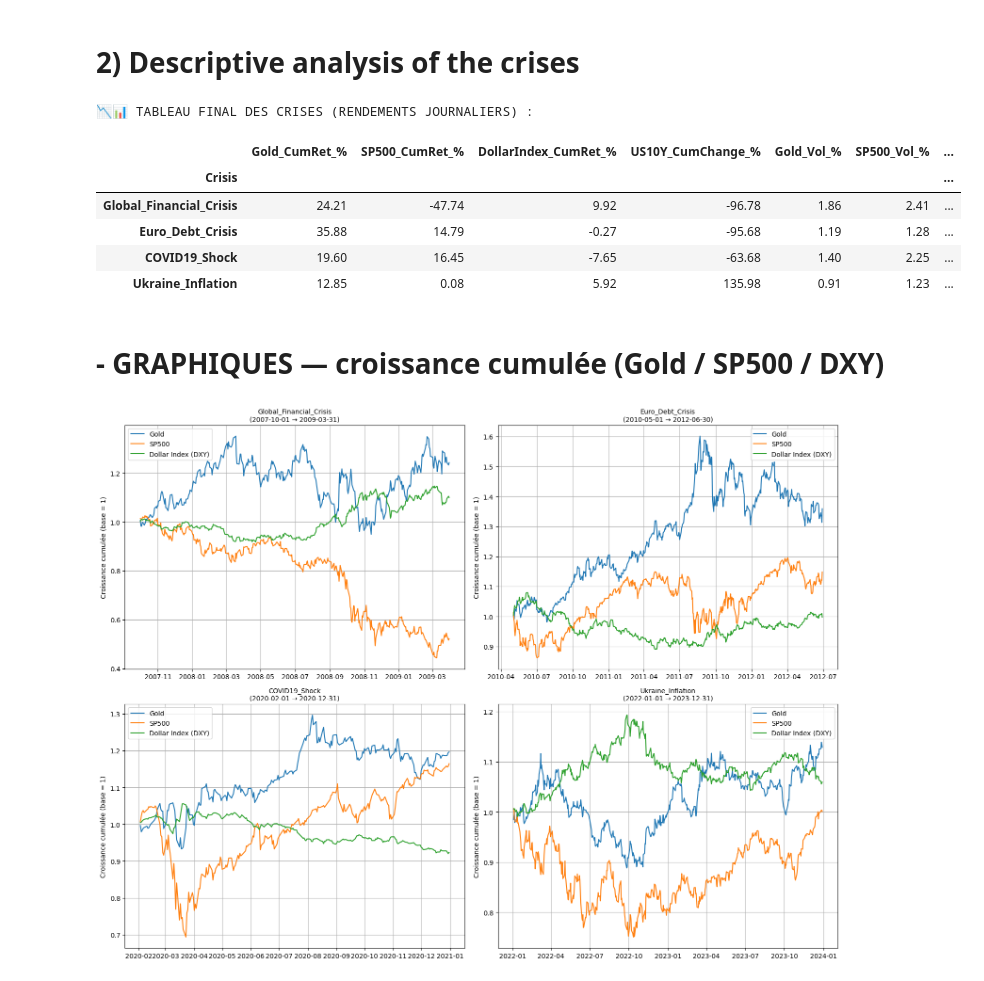
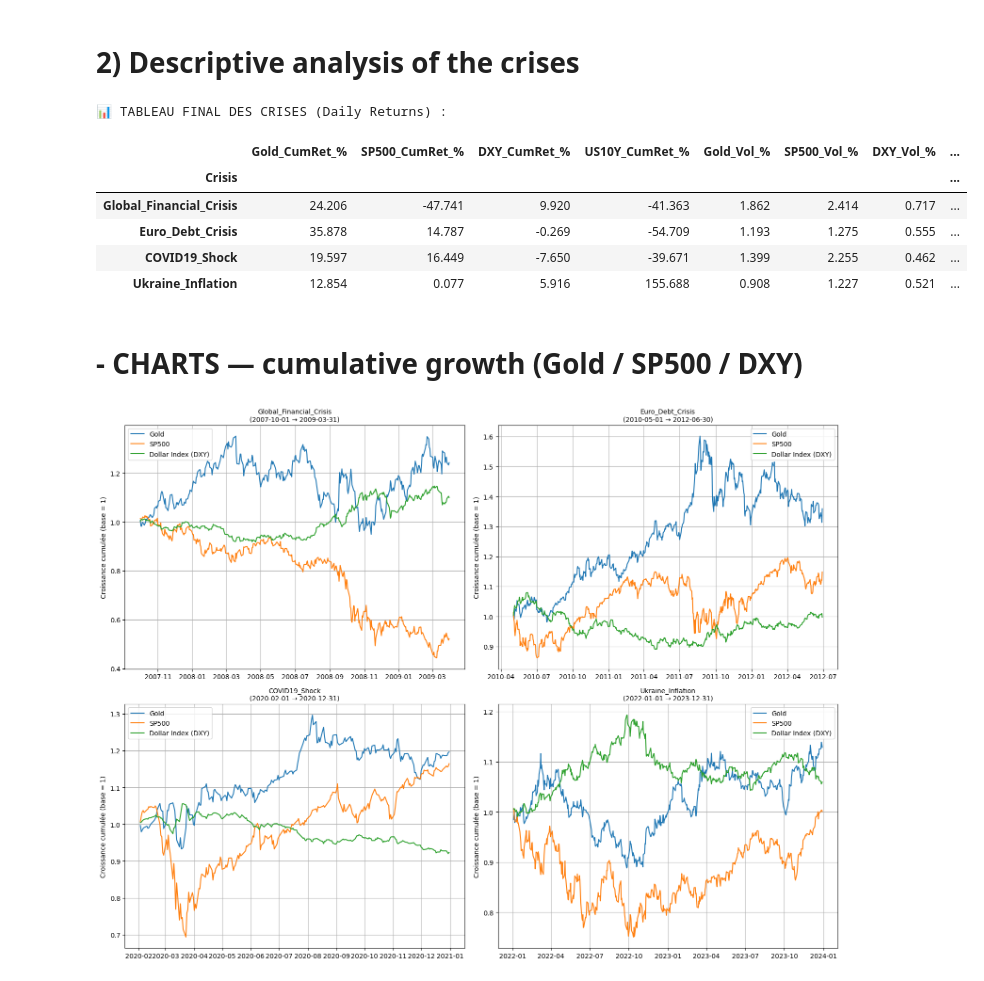
Before and after one commit to Theoo267/SafeHaven-Analysis, a Jupyter notebook: data anlysis.ipynb, the cells around one changed output. Saved outputs shown, nothing was run; the diff lists cells and outputs as text; code cells hidden in the pictures.

```diff
--- a/data anlysis.ipynb
+++ b/data anlysis.ipynb
@@ -152,85 +146,71 @@ import pandas as pd
 import matplotlib.pyplot as plt
 import seaborn as sns
 
-plt.style.use("default")  # fond propre
+plt.style.use("default")
 
-# ----------------------------------------------
 # 1) Charger le fichier de rendements journaliers
-# ----------------------------------------------
 returns = pd.read_csv("data/merged_daily_returns.csv")
 returns["Date"] = pd.to_datetime(returns["Date"])
-returns = returns.set_index("Date")
+returns = returns.set_index("Date").dropna()
 
-# Colonnes des rendements (adaptées à ton dataset)
-ret_cols = ["Gold_Return", "SP500_Return", "Dollar_Index_Return", "US10Y_Change"]
+# Colonnes utilisées
+ret_cols = ["Gold_Return", "SP500_Return", "Dollar_Index_Return", "US10Y_Return", "VIX_Return"]
 
-# ----------------------------------------------
-# 2) Périodes de crise (post 2000 uniquement)
-# ----------------------------------------------
+# 2) Définition des 4 crises récentes
 crises = {
-    "Global_Financial_Crisis": ("2007-10-01", "2009-03-31"),
-    "Euro_Debt_Crisis": ("2010-05-01", "2012-06-30"),
-    "COVID19_Shock": ("2020-02-01", "2020-12-31"),
-    "Ukraine_Inflation": ("2022-01-01", "2023-12-31")
+    "Global_Financial_Crisis":   ("2007-10-01", "2009-03-31"),
+    "Euro_Debt_Crisis":          ("2010-05-01", "2012-06-30"),
+    "COVID19_Shock":             ("2020-02-01", "2020-12-31"),
+    "Ukraine_Inflation":         ("2022-01-01", "2023-12-31"),
 }
 
-# ----------------------------------------------
-# 3) TABLEAU FINAL (RENDEMENTS JOURNALIERS)
-# ----------------------------------------------
+# 3) TABLEAU FINAL (Daily returns)
 rows = []
 
 for crisis, (start, end) in crises.items():
     sub = returns.loc[start:end]
 
-    # cumul académique : (1+r1)*...*(1+rn) - 1
+    # Croissance cumulée = (1+r1)*(1+r2)*... - 1
     cum = (1 + sub[ret_cols]).prod() - 1
 
-    # volatilité journalière
+    # Volatilité journalière
     vol = sub[ret_cols].std()
-
-    # variation cumulée du VIX (safe-haven indicator)
-    if "VIX_Return" in returns.columns:
-        vix_change = (1 + sub["VIX_Return"]).prod() - 1
-    else:
-        vix_change = None
 
     rows.append([
         crisis,
-        cum["Gold_Return"] * 100,
-        cum["SP500_Return"] * 100,
-        cum["Dollar_Index_Return"] * 100,
-        cum["US10Y_Change"] * 100,
-        vol["Gold_Return"] * 100,
-        vol["SP500_Return"] * 100,
-        vol["Dollar_Index_Return"] * 100,
-        vix_change * 100 if vix_change is not None else None
+        cum["Gold_Return"]*100,
+        cum["SP500_Return"]*100,
+        cum["Dollar_Index_Return"]*100,
+        cum["US10Y_Return"]*100,
+        vol["Gold_Return"]*100,
+        vol["SP500_Return"]*100,
+        vol["Dollar_Index_Return"]*100,
+        vol["US10Y_Return"]*100,
+        ( (1 + sub["VIX_Return"]).prod() - 1 ) * 100   # VIX cumul
     ])
 
-# ----------------------------------------------
-# 4) Tableau clair
-# ----------------------------------------------
 crisis_summary = pd.DataFrame(
     rows,
     columns=[
         "Crisis",
-        "Gold_CumRet_%", "SP500_CumRet_%", "DollarIndex_CumRet_%", "US10Y_CumChange_%",
-        "Gold_Vol_%", "SP500_Vol_%", "DollarIndex_Vol_%",
+        "Gold_CumRet_%", "SP500_CumRet_%", "DXY_CumRet_%", "US10Y_CumRet_%",
+        "Gold_Vol_%", "SP500_Vol_%", "DXY_Vol_%", "US10Y_Vol_%",
         "VIX_CumChange_%"
     ]
 ).set_index("Crisis")
 
-print("\n📉📊 TABLEAU FINAL DES CRISES (RENDEMENTS JOURNALIERS) :\n")
-display(crisis_summary.round(2))
+print("\n📊 TABLEAU FINAL DES CRISES (Daily Returns) :\n")
+display(crisis_summary.round(3))
 # %% [output]
-📉📊 TABLEAU FINAL DES CRISES (RENDEMENTS JOURNALIERS) :
+📊 TABLEAU FINAL DES CRISES (Daily Returns) :
-|  | Gold_CumRet_% | SP500_CumRet_% | DollarIndex_CumRet_% | US10Y_CumChange_% | Gold_Vol_% | SP500_Vol_% | ... |
-| Crisis |  |  |  |  |  |  | ... |
-| Global_Financial_Crisis | 24.21 | -47.74 | 9.92 | -96.78 | 1.86 | 2.41 | ... |
-| Euro_Debt_Crisis | 35.88 | 14.79 | -0.27 | -95.68 | 1.19 | 1.28 | ... |
-| COVID19_Shock | 19.60 | 16.45 | -7.65 | -63.68 | 1.40 | 2.25 | ... |
-| Ukraine_Inflation | 12.85 | 0.08 | 5.92 | 135.98 | 0.91 | 1.23 | ... |
+|  | Gold_CumRet_% | SP500_CumRet_% | DXY_CumRet_% | US10Y_CumRet_% | Gold_Vol_% | SP500_Vol_% | DXY_Vol_% | ... |
+| Crisis |  |  |  |  |  |  |  | ... |
+| Global_Financial_Crisis | 24.206 | -47.741 | 9.920 | -41.363 | 1.862 | 2.414 | 0.717 | ... |
+| Euro_Debt_Crisis | 35.878 | 14.787 | -0.269 | -54.709 | 1.193 | 1.275 | 0.555 | ... |
+| COVID19_Shock | 19.597 | 16.449 | -7.650 | -39.671 | 1.399 | 2.255 | 0.462 | ... |
+| Ukraine_Inflation | 12.854 | 0.077 | 5.916 | 155.688 | 0.908 | 1.227 | 0.521 | ... |
 # %% [markdown]
-# - GRAPHIQUES — croissance cumulée (Gold / SP500 / DXY)
+# - CHARTS — cumulative growth (Gold / SP500 / DXY)
 # %%
 import pandas as pd
 import matplotlib.pyplot as plt
```
Also changed, not shown: parts of 7 cells of this notebook, 2 other files.
